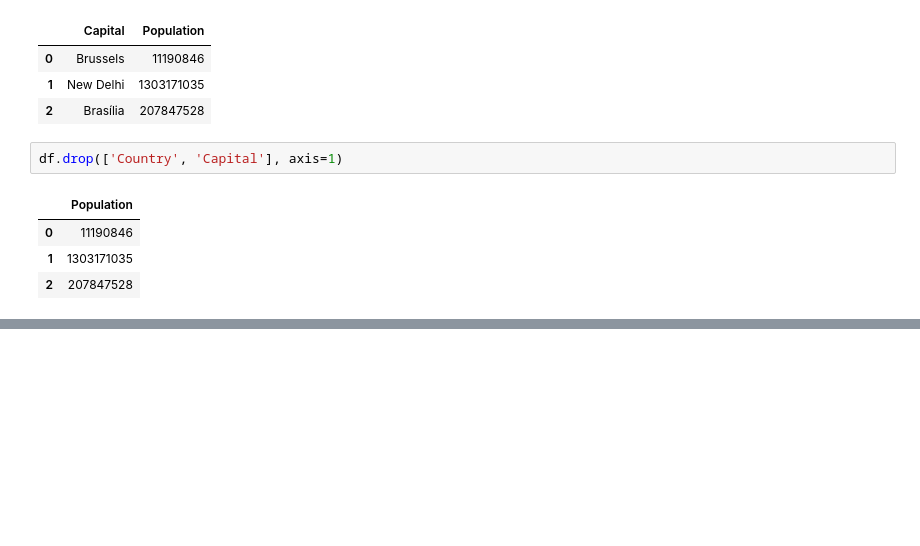
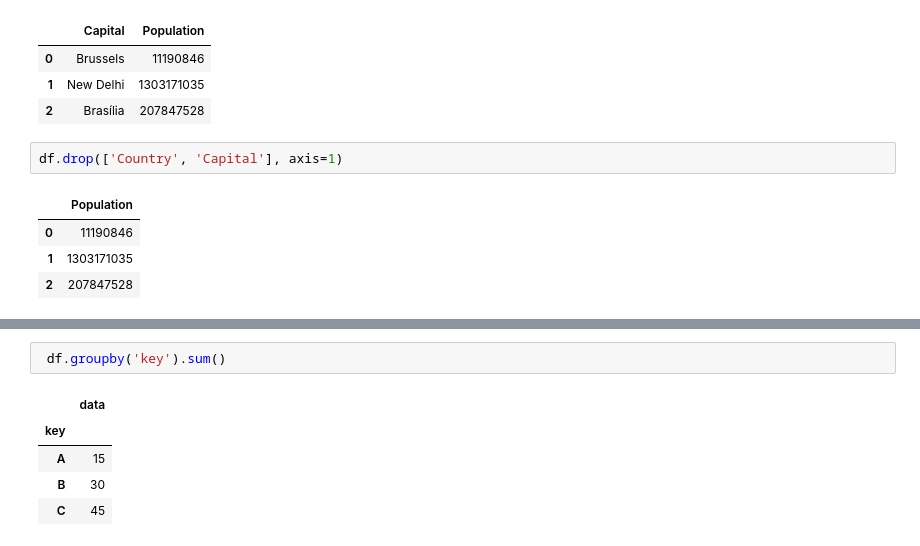
Before and after one commit to gyoungseok/100_Days_of_Python_Udemy, a Jupyter notebook: pandas/pandas_practice.ipynb, the cells around one changed output, grey strips where cells are left out. Drawn from its saved outputs; the diff is of its cells as text; blank space fills up the shorter version.

```diff
--- a/pandas/pandas_practice.ipynb
+++ b/pandas/pandas_practice.ipynb
@@ -557,0 +733,8 @@ df.drop(['Country', 'Capital'], axis=1)
+# %%
+ df.groupby('key').sum()
+# %% [output]
+|  | data |
+| key |  |
+| A | 15 |
+| B | 30 |
+| C | 45 |
```
Also changed, not shown: parts of 25 cells of this notebook.
